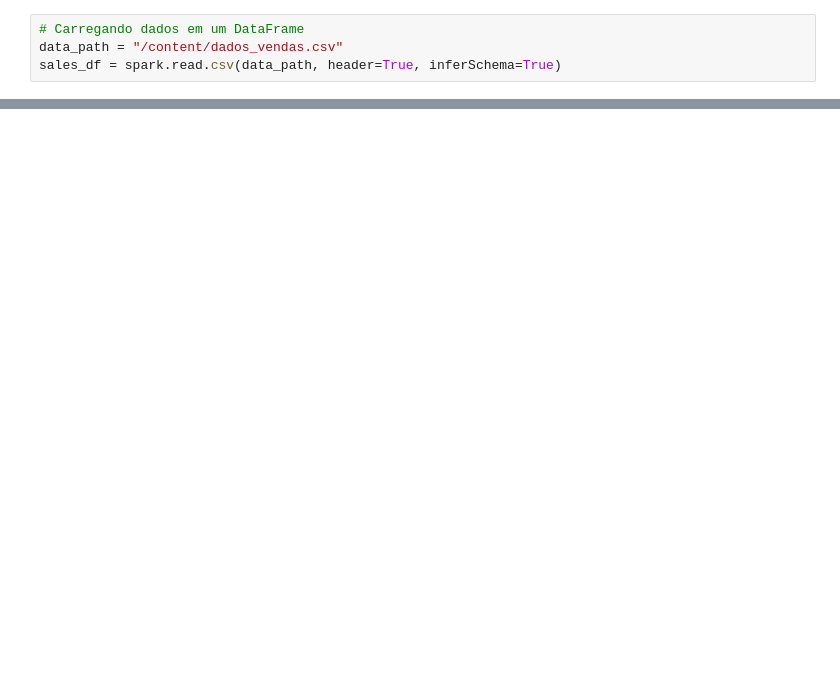
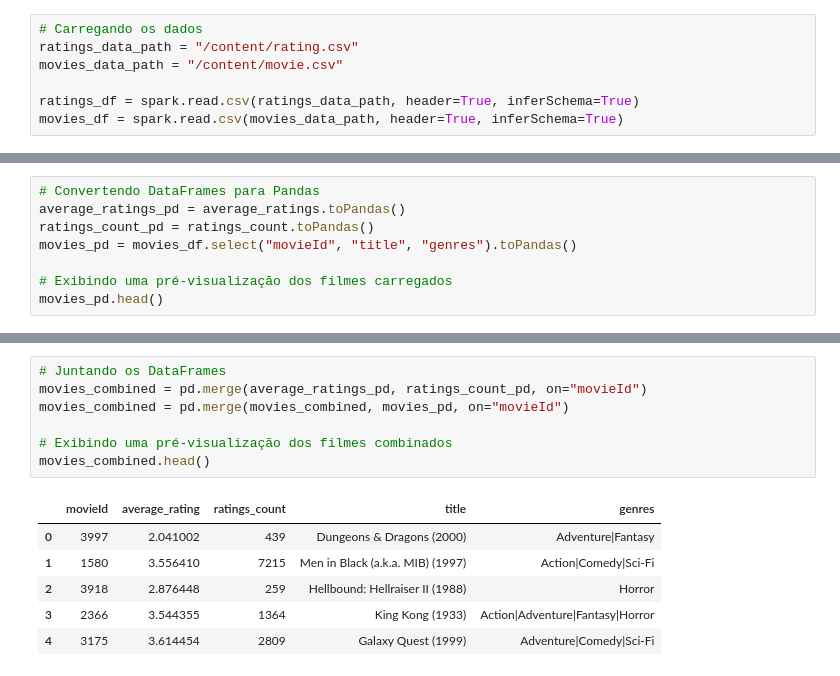
Before and after one commit to Gusta02/Analise_vendas_pyspark, a Jupyter notebook: Analise_vendas_pyspark.ipynb, the cells around one changed output, grey strips where cells are left out. Saved outputs shown, nothing was run; the diff lists cells and outputs as text; blank space fills up the shorter version.

```diff
--- a/Analise_vendas_pyspark.ipynb
+++ b/Analise_vendas_pyspark.ipynb
@@ -28,4 +32,7 @@ import seaborn as sns
 # %%
-# Carregando dados em um DataFrame
-data_path = "/content/dados_vendas.csv"
-sales_df = spark.read.csv(data_path, header=True, inferSchema=True)
+# Carregando os dados
+ratings_data_path = "/content/rating.csv"
+movies_data_path = "/content/movie.csv"
+
+ratings_df = spark.read.csv(ratings_data_path, header=True, inferSchema=True)
+movies_df = spark.read.csv(movies_data_path, header=True, inferSchema=True)
@@ -80,0 +85,8 @@ plt.show()
+# %%
+# Convertendo DataFrames para Pandas
+average_ratings_pd = average_ratings.toPandas()
+ratings_count_pd = ratings_count.toPandas()
+movies_pd = movies_df.select("movieId", "title", "genres").toPandas()
+
+# Exibindo uma pré-visualização dos filmes carregados
+movies_pd.head()
@@ -80,0 +100,14 @@ plt.show()
+# %%
+# Juntando os DataFrames
+movies_combined = pd.merge(average_ratings_pd, ratings_count_pd, on="movieId")
+movies_combined = pd.merge(movies_combined, movies_pd, on="movieId")
+
+# Exibindo uma pré-visualização dos filmes combinados
+movies_combined.head()
+# %% [output]
+|  | movieId | average_rating | ratings_count | title | genres |
+| 0 | 3997 | 2.041002 | 439 | Dungeons & Dragons (2000) | Adventure|Fantasy |
+| 1 | 1580 | 3.556410 | 7215 | Men in Black (a.k.a. MIB) (1997) | Action|Comedy|Sci-Fi |
+| 2 | 3918 | 2.876448 | 259 | Hellbound: Hellraiser II (1988) | Horror |
+| 3 | 2366 | 3.544355 | 1364 | King Kong (1933) | Action|Adventure|Fantasy|Horror |
+| 4 | 3175 | 3.614454 | 2809 | Galaxy Quest (1999) | Adventure|Comedy|Sci-Fi |
```
Also changed, not shown: parts of 12 cells of this notebook.
